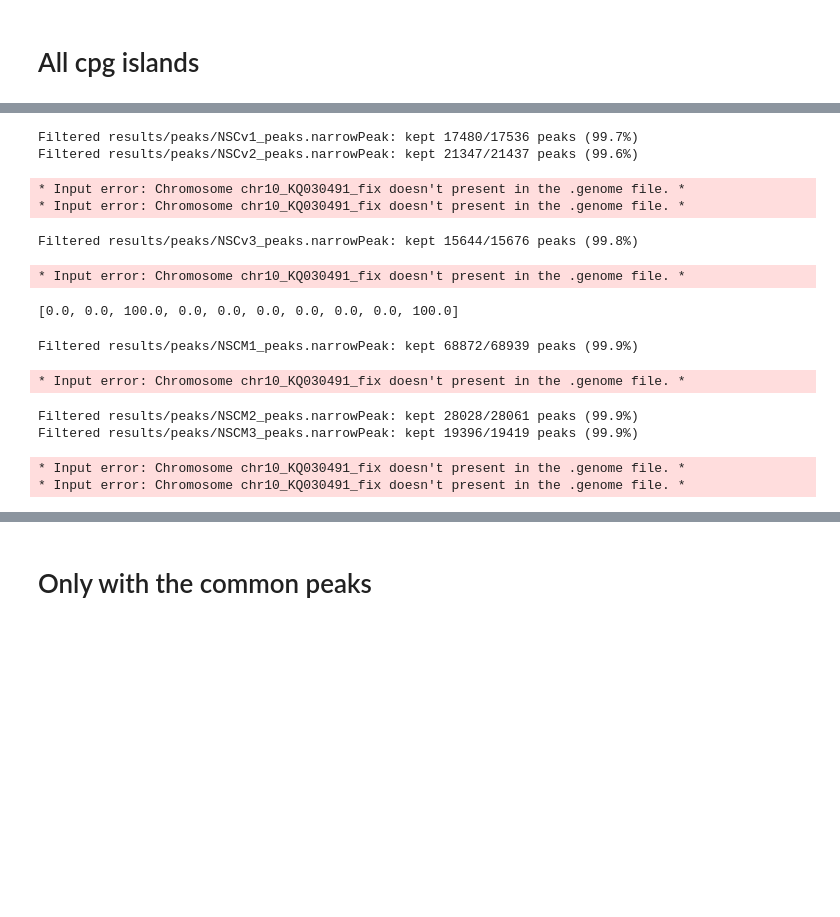
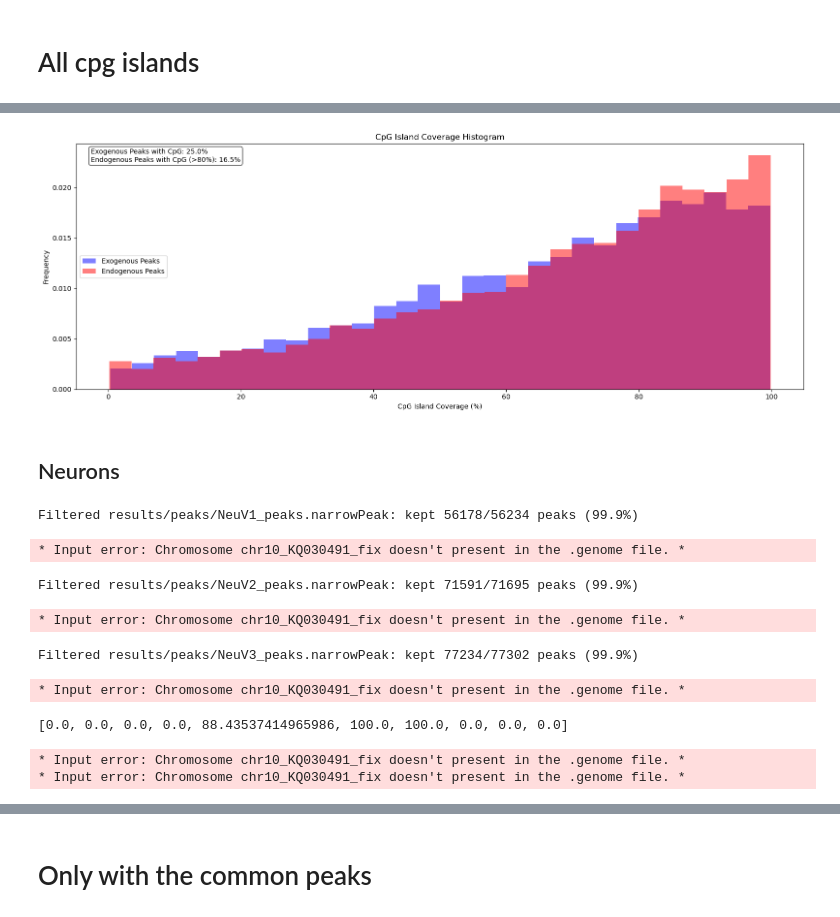
Before and after one commit to michal7kw/SRF_MeCP2_CUTandTAG, a Jupyter notebook: custom_pipeline/coverage.ipynb, the cells around one changed output, grey strips where cells are left out. Drawn from its saved outputs; the diff is of its cells as text; code cells hidden in the pictures; blank space fills up the shorter version.

```diff
--- a/custom_pipeline/coverage.ipynb
+++ b/custom_pipeline/coverage.ipynb
@@ -202,0 +472,4 @@ cpg_df.head()
+# %%
+plot_coverage_histograms_overlayed(exo_coverage_nsc, endo_coverage_nsc, min_coverage=0, n_bins=30)
+# %% [output]
+[figure, added]
@@ -203,45 +490,44 @@ cpg_df.head()
+# %% [markdown]
+## Neurons
 # %%
-exo_coverage = []
-for peak_file in exo_samples['Peaks']:
+exo_coverage_neurons = []
+for peak_file in exo_samples_neurons['Peaks']:
     # Create temporary filtered peak file
     temp_peak = "temp_filtered_peaks.bed"
     filter_standard_chromosomes(peak_file, temp_peak)
 
     # Calculate coverage using filtered peaks
     coverage = calculate_peak_cpg_coverage(temp_peak, cpg_file, extend=100)
-    exo_coverage.extend(coverage)
+    exo_coverage_neurons.extend(coverage)
 
     # Clean up
     subprocess.run("rm temp_filtered_peaks.bed", shell=True)
 # %% [output]
-Filtered results/peaks/NSCv1_peaks.narrowPeak: kept 17480/17536 peaks (99.7%)
-Filtered results/peaks/NSCv2_peaks.narrowPeak: kept 21347/21437 peaks (99.6%)
+Filtered results/peaks/NeuV1_peaks.narrowPeak: kept 56178/56234 peaks (99.9%)
 * Input error: Chromosome chr10_KQ030491_fix doesn't present in the .genome file. *
-* Input error: Chromosome chr10_KQ030491_fix doesn't present in the .genome file. *
-Filtered results/peaks/NSCv3_peaks.narrowPeak: kept 15644/15676 peaks (99.8%)
+Filtered results/peaks/NeuV2_peaks.narrowPeak: kept 71591/71695 peaks (99.9%)
 * Input error: Chromosome chr10_KQ030491_fix doesn't present in the .genome file. *
+Filtered results/peaks/NeuV3_peaks.narrowPeak: kept 77234/77302 peaks (99.9%)
+* Input error: Chromosome chr10_KQ030491_fix doesn't present in the .genome file. *
 # %%
-exo_coverage[:10]
+exo_coverage_neurons[:10]
 # %% [output]
-[0.0, 0.0, 100.0, 0.0, 0.0, 0.0, 0.0, 0.0, 0.0, 100.0]
+[0.0, 0.0, 0.0, 0.0, 88.43537414965986, 100.0, 100.0, 0.0, 0.0, 0.0]
 # %%
-endo_coverage = []
-for peak_file in endo_samples['Peaks']:
+%%capture
+endo_coverage_neurons = []
+for peak_file in endo_samples_neurons['Peaks']:
     # Create temporary filtered peak file
     temp_peak = "temp_filtered_peaks.bed"
     filter_standard_chromosomes(peak_file, temp_peak)
 
     # Calculate coverage using filtered peaks
     coverage = calculate_peak_cpg_coverage(temp_peak, cpg_file, extend=100)
-    endo_coverage.extend(coverage)
+    endo_coverage_neurons.extend(coverage)
 
     # Clean up
     subprocess.run("rm temp_filtered_peaks.bed", shell=True)
 # %% [output]
-Filtered results/peaks/NSCM1_peaks.narrowPeak: kept 68872/68939 peaks (99.9%)
+* Input error: Chromosome chr10_KQ030491_fix doesn't present in the .genome file. *
+* Input error: Chromosome chr10_KQ030491_fix doesn't present in the .genome file. *
-* Input error: Chromosome chr10_KQ030491_fix doesn't present in the .genome file. *
-Filtered results/peaks/NSCM2_peaks.narrowPeak: kept 28028/28061 peaks (99.9%)
-Filtered results/peaks/NSCM3_peaks.narrowPeak: kept 19396/19419 peaks (99.9%)
-* Input error: Chromosome chr10_KQ030491_fix doesn't present in the .genome file. *
-* Input error: Chromosome chr10_KQ030491_fix doesn't present in the .genome file. *
 # %%
```
Also changed, not shown: parts of 142 cells of this notebook, 24 other files.
